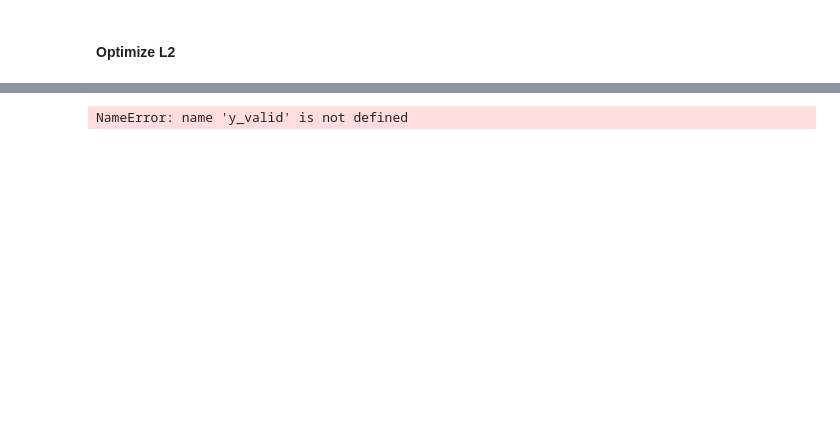
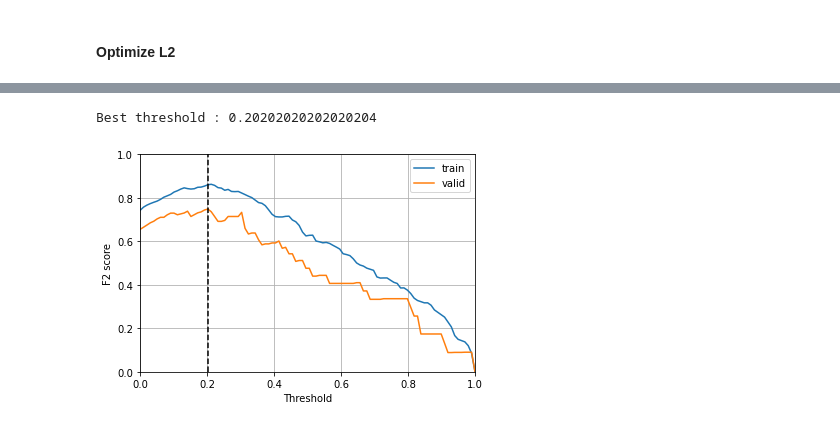
Before and after one commit to SantiAA/RN_TP2, a Jupyter notebook: src/EJ1/featrures_poly.ipynb, the cells around one changed output, grey strips where cells are left out. Cells and saved outputs as stored; diff of their text form; code cells hidden in the pictures; blank space fills up the shorter version.

```diff
--- a/src/EJ1/featrures_poly.ipynb
+++ b/src/EJ1/featrures_poly.ipynb
@@ -654,4 +654,37 @@ verify_model(poly_6_l2, x_train_poly_6, y_train, test, y_test, valid_label='Test
+# %%
+def f2_threshold_b(my_model, x_train, y_train, x_validation, y_validation):
+    y_train_pred = my_model.predict(x_train)
+    y_valid_pred = my_model.predict(x_validation)
+    th = np.linspace(0, 1, 100)
+    f2score_v = []
+    f2score_t = []
+    max_f = [0, 0]
+    for t in th:
+        y_pred_t = (y_train_pred > t).astype(int)
+        y_pred_v = (y_valid_pred > t).astype(int)
+        score_t = fbeta_score(y_train, y_pred_t, beta=2)
+        score_v = fbeta_score(y_validation, y_pred_v, beta=2)
+        f2score_t.append(score_t)
+        f2score_v.append(score_v)
+        if score_v > max_f[0]:
+            max_f[0] = score_v
+            max_f[1] = t
+
+    print('Best threshold : {}'.format(max_f[1]))
+    plt.plot(th, f2score_t, label='train')
+    plt.plot(th, f2score_v, label='valid')
+
+    plt.xlabel('Threshold')
+    plt.ylabel('F2 score')
+
+    plt.axvline(max_f[1], color='black', linestyle='--')
+    plt.xlim([0,1])
+    plt.ylim([0,1])
+    plt.grid()
+    plt.legend()
+    plt.show()
 # %%
-f2_threshold(poly_6_l2, x_train_poly_6, y_train, x_valid_poly_6, y_valid)
+f2_threshold_b(poly_6_l2, x_train_poly_6, y_train, x_valid_poly_6, y_valid)
 # %% [output]
-NameError: name 'y_valid' is not defined
+Best threshold : 0.20202020202020204
+[figure, added]
```
Also changed, not shown: parts of 15 cells of this notebook, 3 other files.
